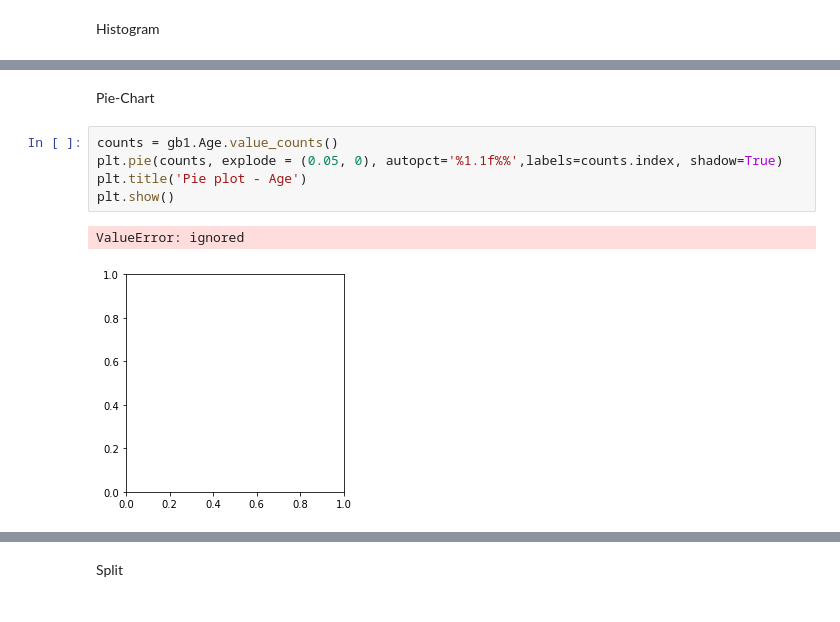
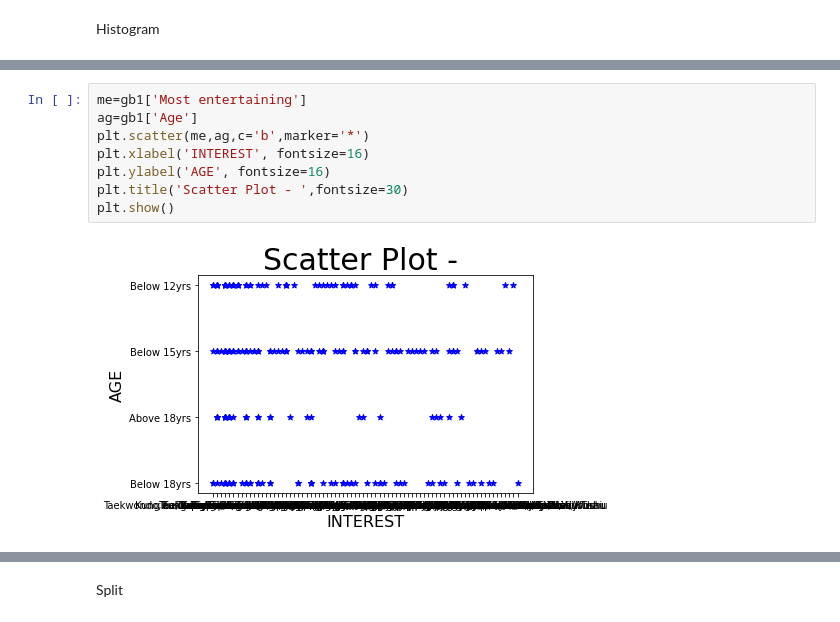
Before and after one commit to Girish-30/BI_project, a Jupyter notebook: Pyth_Project.ipynb, the cells around one changed output, grey strips where cells are left out. Drawn from its saved outputs; the diff is of its cells as text.

```diff
--- a/Pyth_Project.ipynb
+++ b/Pyth_Project.ipynb
@@ -348,13 +348,13 @@ px.histogram(gb1, x='Age', color='Physical Toughness')
 px.histogram(gb1, x='Age', color='Mental Toughness and Resilience')
 # %% [output]
 [interactive output not drawn]
-# %% [markdown]
-Pie-Chart
-# %%
-counts = gb1.Age.value_counts()
-plt.pie(counts, explode = (0.05, 0), autopct='%1.1f%%',labels=counts.index, shadow=True)
-plt.title('Pie plot - Age')
-plt.show()
-# %% [output]
-ValueError: ignored
-[figure, removed]
+# %%
+me=gb1['Most entertaining']
+ag=gb1['Age']
+plt.scatter(me,ag,c='b',marker='*')
+plt.xlabel('INTEREST', fontsize=16)
+plt.ylabel('AGE', fontsize=16)
+plt.title('Scatter Plot - ',fontsize=30)
+plt.show()
+# %% [output]
+[figure, added]
```
Also changed, not shown: parts of 6 cells of this notebook.
